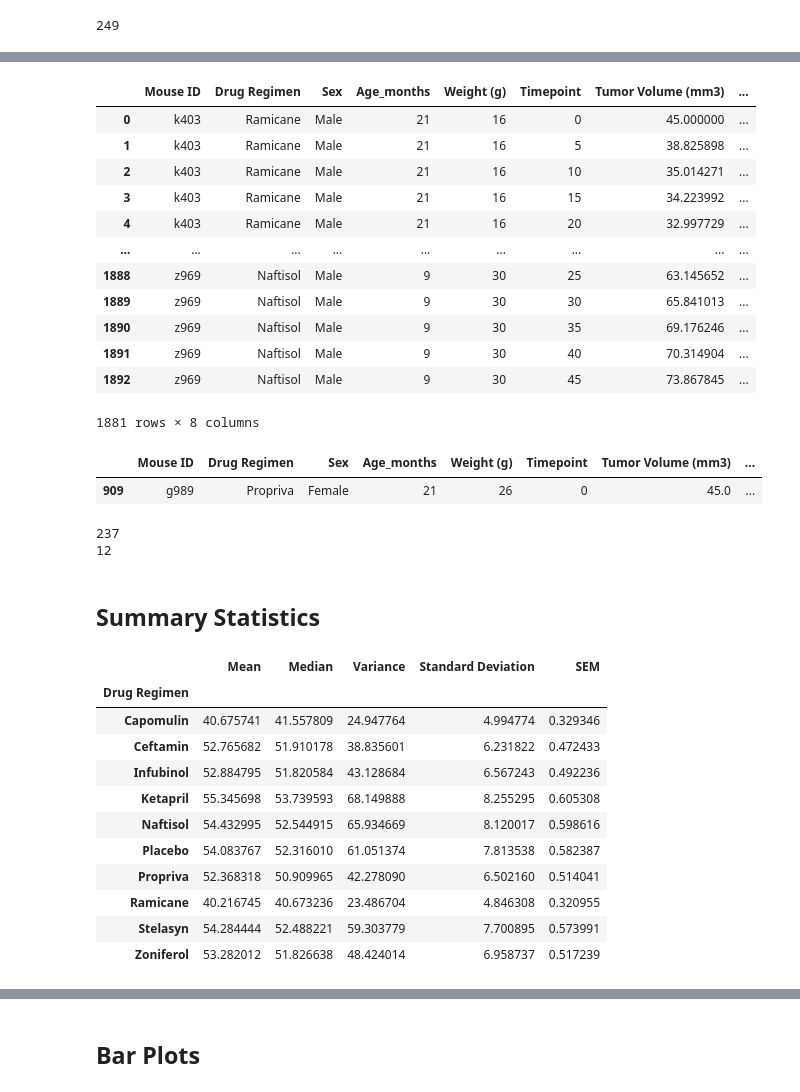
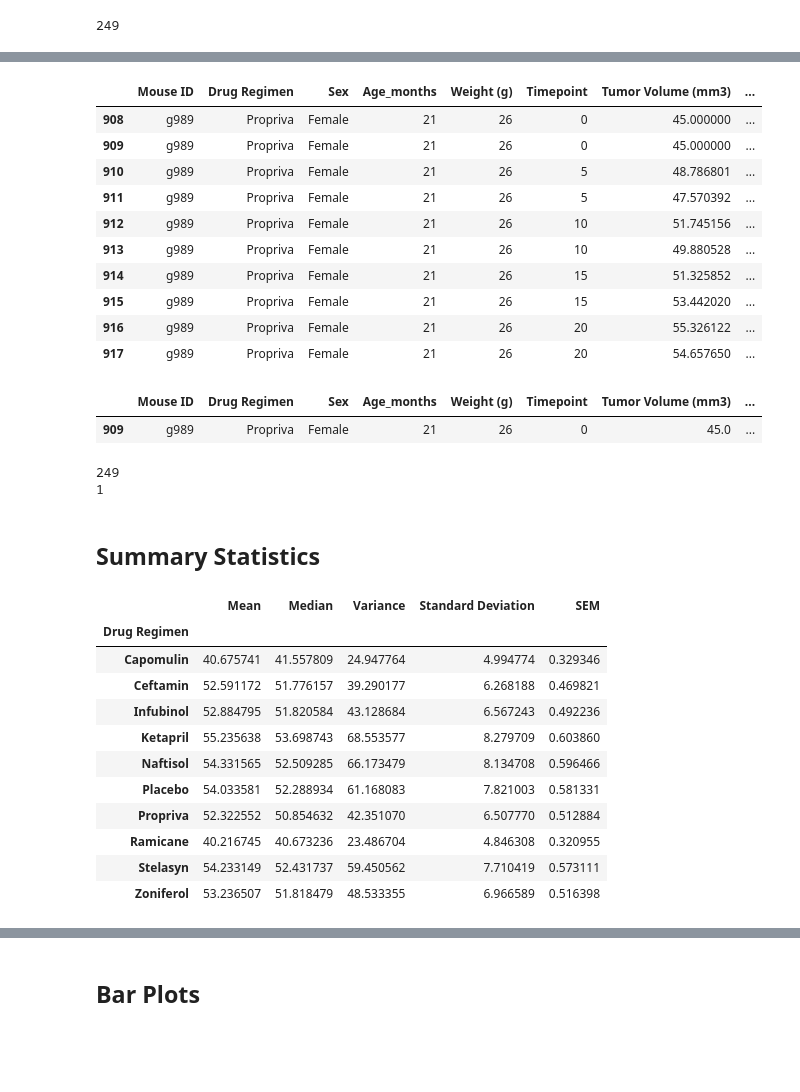
Before and after one commit to crchunn/plotpower, a Jupyter notebook: Instructions/Pymaceuticals/pymaceuticals_starter.ipynb, the cells around one changed output, grey strips where cells are left out. Cells and saved outputs as stored; diff of their text form; code cells hidden in the pictures; blank space fills up the shorter version.

```diff
--- a/Instructions/Pymaceuticals/pymaceuticals_starter.ipynb
+++ b/Instructions/Pymaceuticals/pymaceuticals_starter.ipynb
@@ -62,22 +62,20 @@ Name: Mouse ID, Length: 249, dtype: int64
 # %%
 # Getting the duplicate mice by ID number that shows up for Mouse ID and Timepoint.
 #print(mousemerge_df)['Mouse ID'].duplicates[0]
-mousemerged_df = mousemerge_df[mousemerge_df.duplicated(['Mouse ID'], keep=False)]
+mousemerged_df = mousemerge_df[mousemerge_df.duplicated(['Mouse ID', 'Timepoint'], keep=False)]
 mousemerged_df
 # %% [output]
 |  | Mouse ID | Drug Regimen | Sex | Age_months | Weight (g) | Timepoint | Tumor Volume (mm3) | ... |
-| 0 | k403 | Ramicane | Male | 21 | 16 | 0 | 45.000000 | ... |
-| 1 | k403 | Ramicane | Male | 21 | 16 | 5 | 38.825898 | ... |
-| 2 | k403 | Ramicane | Male | 21 | 16 | 10 | 35.014271 | ... |
-| 3 | k403 | Ramicane | Male | 21 | 16 | 15 | 34.223992 | ... |
-| 4 | k403 | Ramicane | Male | 21 | 16 | 20 | 32.997729 | ... |
-| ... | ... | ... | ... | ... | ... | ... | ... | ... |
-| 1888 | z969 | Naftisol | Male | 9 | 30 | 25 | 63.145652 | ... |
-| 1889 | z969 | Naftisol | Male | 9 | 30 | 30 | 65.841013 | ... |
-| 1890 | z969 | Naftisol | Male | 9 | 30 | 35 | 69.176246 | ... |
-| 1891 | z969 | Naftisol | Male | 9 | 30 | 40 | 70.314904 | ... |
-| 1892 | z969 | Naftisol | Male | 9 | 30 | 45 | 73.867845 | ... |
+| 908 | g989 | Propriva | Female | 21 | 26 | 0 | 45.000000 | ... |
+| 909 | g989 | Propriva | Female | 21 | 26 | 0 | 45.000000 | ... |
+| 910 | g989 | Propriva | Female | 21 | 26 | 5 | 48.786801 | ... |
+| 911 | g989 | Propriva | Female | 21 | 26 | 5 | 47.570392 | ... |
+| 912 | g989 | Propriva | Female | 21 | 26 | 10 | 51.745156 | ... |
+| 913 | g989 | Propriva | Female | 21 | 26 | 10 | 49.880528 | ... |
+| 914 | g989 | Propriva | Female | 21 | 26 | 15 | 51.325852 | ... |
+| 915 | g989 | Propriva | Female | 21 | 26 | 15 | 53.442020 | ... |
+| 916 | g989 | Propriva | Female | 21 | 26 | 20 | 55.326122 | ... |
+| 917 | g989 | Propriva | Female | 21 | 26 | 20 | 54.657650 | ... |
-1881 rows × 8 columns
 # %%
 # Optional: Get all the data for the duplicate mouse ID.
 mousemerge_df[mousemerge_df.duplicated() ==True].head()
@@ -92,22 +90,23 @@ mousemerge_df[mousemerge_df.duplicated() ==True].head()
 #mouse_drop_df
 # %%
 # Checking the number of mice in the clean DataFrame.
+print(mousemerge_df['Mouse ID'].nunique())
 print(mousemerged_df['Mouse ID'].nunique())
-print(mouse_drop_df['Mouse ID'].nunique())
+#print(mouse_drop_df['Mouse ID'].nunique())
 # %% [output]
-237
-12
+249
+1
 # %% [markdown]
 ## Summary Statistics
 # %%
 # Generate a summary statistics table of mean, median, variance, standard deviation, and
 #SEM of the tumor volume for each regimen
   #tumor_volume = mousemerge_df(['Drug Regimen']).mean()
-mouse_mean_df = mousemerged_df.groupby('Drug Regimen').mean()['Tumor Volume (mm3)']
-mouse_median_df = mousemerged_df.groupby('Drug Regimen').median()['Tumor Volume (mm3)']
-mouse_var_df = mousemerged_df.groupby('Drug Regimen').var()['Tumor Volume (mm3)']
-mouse_std_df = mousemerged_df.groupby('Drug Regimen').std()['Tumor Volume (mm3)']
-mouse_sem_df = mousemerged_df.groupby('Drug Regimen').sem()['Tumor Volume (mm3)']
+mouse_mean_df = mousemerge_df.groupby('Drug Regimen').mean()['Tumor Volume (mm3)']
+mouse_median_df = mousemerge_df.groupby('Drug Regimen').median()['Tumor Volume (mm3)']
+mouse_var_df = mousemerge_df.groupby('Drug Regimen').var()['Tumor Volume (mm3)']
+mouse_std_df = mousemerge_df.groupby('Drug Regimen').std()['Tumor Volume (mm3)']
+mouse_sem_df = mousemerge_df.groupby('Drug Regimen').sem()['Tumor Volume (mm3)']
 mouse_summary_df = pd.DataFrame({'Mean': mouse_mean_df,
                                 'Median': mouse_median_df,
                                 'Variance': mouse_var_df,
@@ -120,15 +119,15 @@ mouse_summary_df
 |  | Mean | Median | Variance | Standard Deviation | SEM |
 | Drug Regimen |  |  |  |  |  |
 | Capomulin | 40.675741 | 41.557809 | 24.947764 | 4.994774 | 0.329346 |
-| Ceftamin | 52.765682 | 51.910178 | 38.835601 | 6.231822 | 0.472433 |
+| Ceftamin | 52.591172 | 51.776157 | 39.290177 | 6.268188 | 0.469821 |
 | Infubinol | 52.884795 | 51.820584 | 43.128684 | 6.567243 | 0.492236 |
-| Ketapril | 55.345698 | 53.739593 | 68.149888 | 8.255295 | 0.605308 |
-| Naftisol | 54.432995 | 52.544915 | 65.934669 | 8.120017 | 0.598616 |
-| Placebo | 54.083767 | 52.316010 | 61.051374 | 7.813538 | 0.582387 |
-| Propriva | 52.368318 | 50.909965 | 42.278090 | 6.502160 | 0.514041 |
+| Ketapril | 55.235638 | 53.698743 | 68.553577 | 8.279709 | 0.603860 |
+| Naftisol | 54.331565 | 52.509285 | 66.173479 | 8.134708 | 0.596466 |
+| Placebo | 54.033581 | 52.288934 | 61.168083 | 7.821003 | 0.581331 |
+| Propriva | 52.322552 | 50.854632 | 42.351070 | 6.507770 | 0.512884 |
 | Ramicane | 40.216745 | 40.673236 | 23.486704 | 4.846308 | 0.320955 |
-| Stelasyn | 54.284444 | 52.488221 | 59.303779 | 7.700895 | 0.573991 |
-| Zoniferol | 53.282012 | 51.826638 | 48.424014 | 6.958737 | 0.517239 |
+| Stelasyn | 54.233149 | 52.431737 | 59.450562 | 7.710419 | 0.573111 |
+| Zoniferol | 53.236507 | 51.818479 | 48.533355 | 6.966589 | 0.516398 |
 # %%
 # Generate a summary statistics table of mean, median, variance, standard deviation, and
 #SEM of the tumor volume for each regimen
```
Also changed, not shown: parts of 15 cells of this notebook.
